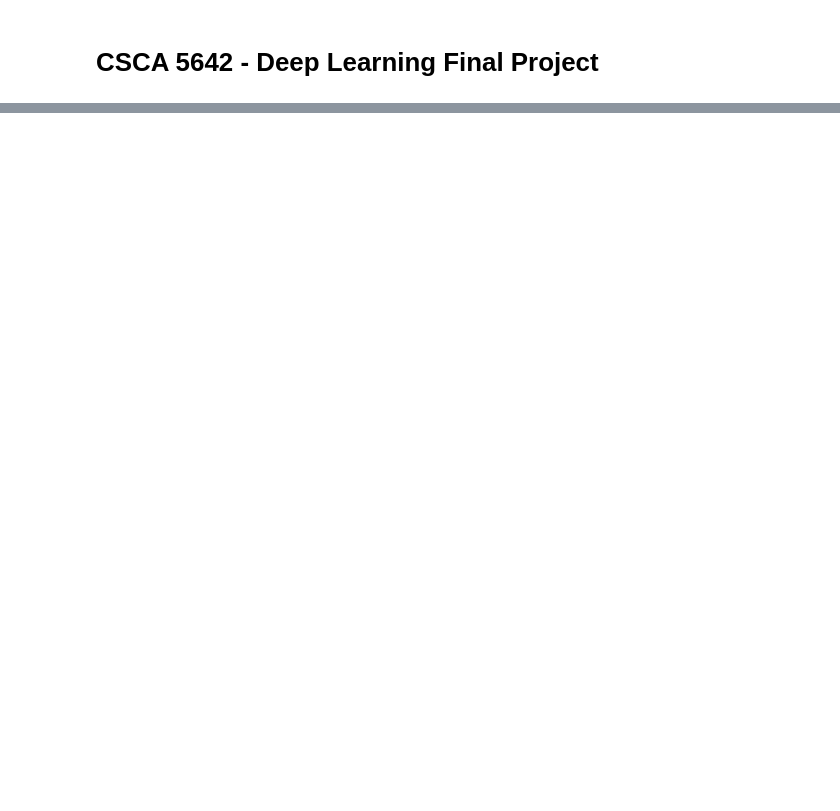
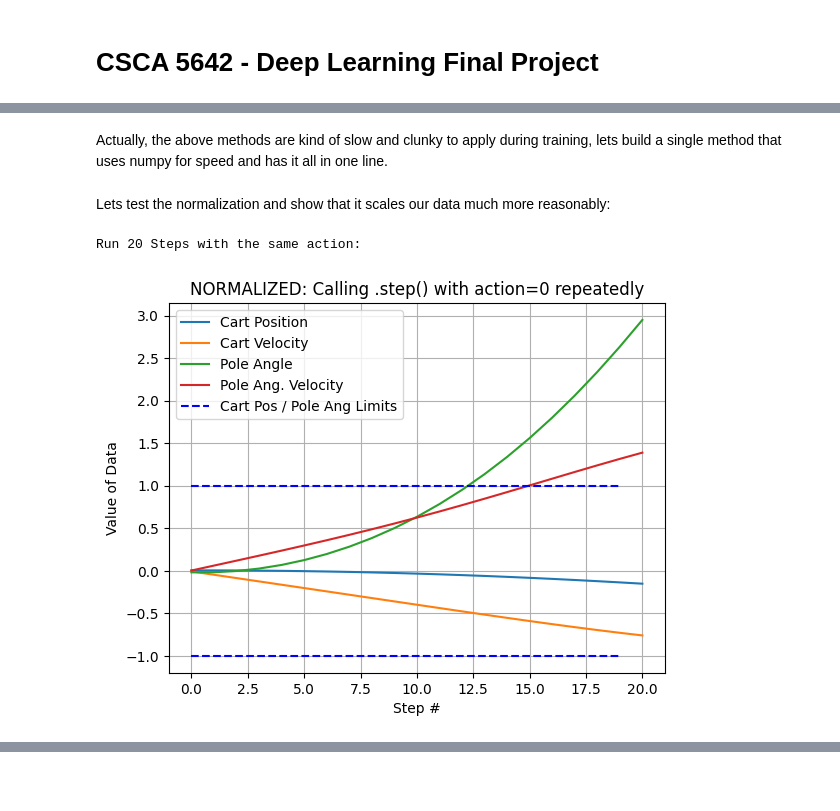
Before and after one commit to b5050d/CSCA5642Final, a Jupyter notebook: final.ipynb, the cells around one changed output, grey strips where cells are left out. Drawn from its saved outputs; the diff is of its cells as text; code cells hidden in the pictures; blank space fills up the shorter version.

```diff
--- a/final.ipynb
+++ b/final.ipynb
@@ -39,0 +306,59 @@ Lets start by building a basic model, we will call this model 1
+# %% [markdown]
+Actually, the above methods are kind of slow and clunky to apply during training, lets build a single method that uses numpy for speed and has it all in one line.
+# %%
+def normalize_data(state):
+    """
+    A Faster way to normalize the data
+    """
+    normalization_factors = np.array([4.8, 5, .418, 5])
+    return state/normalization_factors
+# %% [markdown]
+Lets test the normalization and show that it scales our data much more reasonably:
+# %%
+print(f"Run {steps} Steps with the same action:")
+state = env.reset()[0]
+state = normalize_data(state)
+xs = [0]
+c_pos = [state[0]]
+c_vels = [state[1]]
+p_angs = [state[2]]
+a_vels = [state[3]]
+for i in range(steps):
+    ans = env.step(0)
+    state = ans[0]
+    state = normalize_data(state)
+    c_pos.append(state[0])
+    c_vels.append(state[1])
+    p_angs.append(state[2])
+    a_vels.append(state[3])
+    xs.append(i+1)
+
+c_limit_low_xs = [0, steps-1]
+c_limit_low_ys = [-1, -1]
+
+c_limit_high_xs = [0, steps-1]
+c_limit_high_ys = [1, 1]
+
+plt.plot(xs, c_pos)
+plt.plot(xs, c_vels)
+plt.plot(xs, p_angs)
+plt.plot(xs, a_vels)
+
+plt.plot(c_limit_low_xs,c_limit_low_ys, 'b--')
+plt.plot(c_limit_high_xs,c_limit_high_ys, 'b--')
+
+plt.grid()
+plt.title("NORMALIZED: Calling .step() with action=0 repeatedly")
+plt.xlabel("Step #")
+plt.ylabel("Value of Data")
+plt.legend([
+    "Cart Position",
+    "Cart Velocity",
+    "Pole Angle",
+    "Pole Ang. Velocity",
+    "Cart Pos / Pole Ang Limits",
+])
+plt.show()
+# %% [output]
+Run 20 Steps with the same action:
+[figure, added]
```
Also changed, not shown: parts of 25 cells of this notebook, 5 other files.
